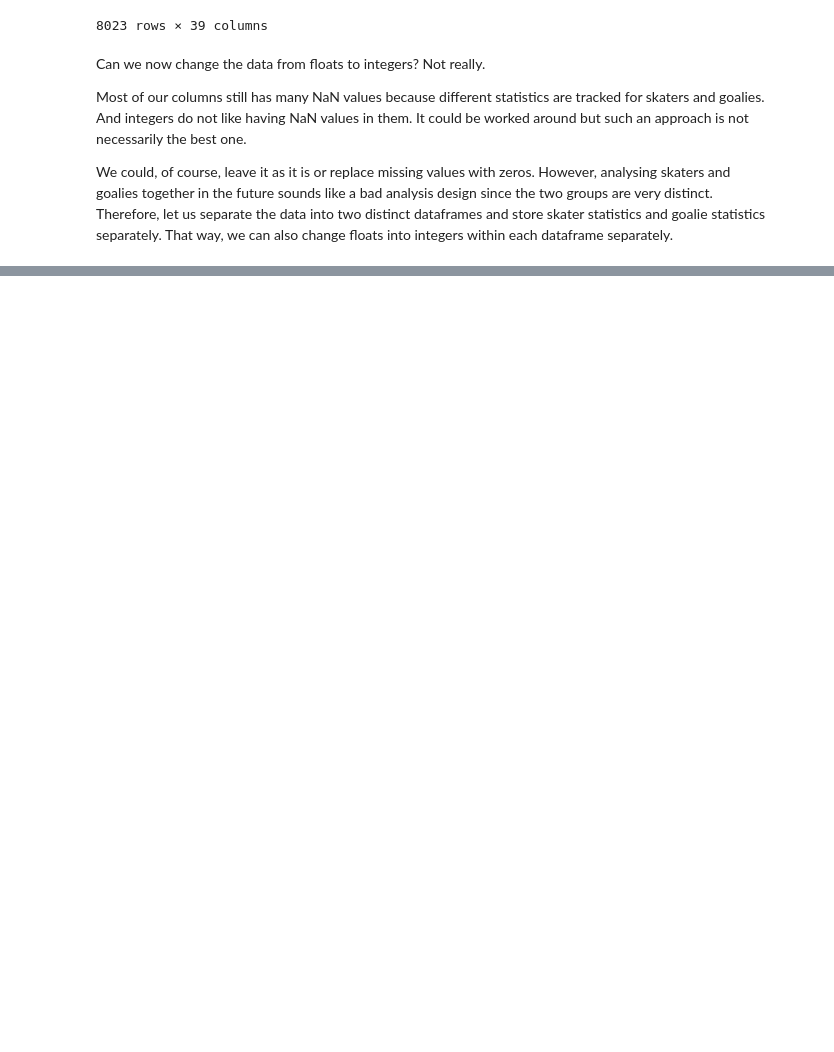
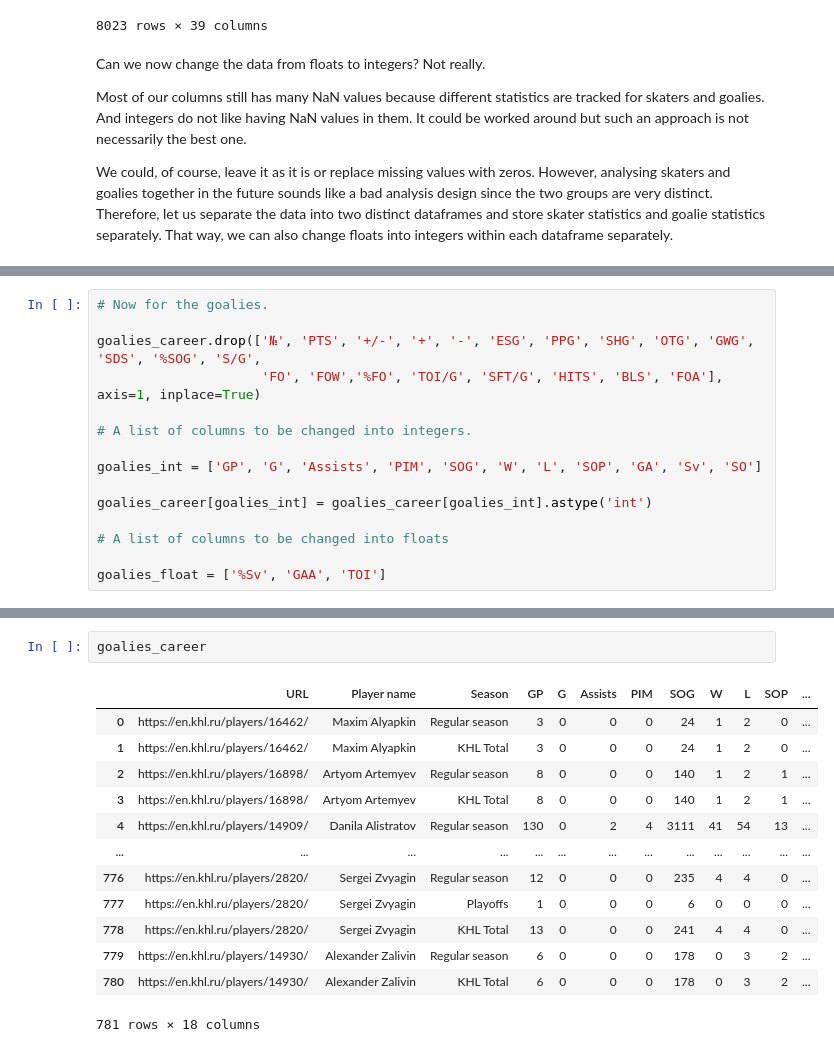
Before and after one commit to Dark-Hobbit/khl, a Jupyter notebook: stage_2/players_processing_career.ipynb, the cells around one changed output, grey strips where cells are left out. Drawn from its saved outputs; the diff is of its cells as text; blank space fills up the shorter version.

```diff
--- a/stage_2/players_processing_career.ipynb
+++ b/stage_2/players_processing_career.ipynb
@@ -188,0 +266,15 @@ goalies_career = players_career[players_career['Role'] == 'Goalie'].reset_index(
+# %%
+# Now for the goalies.
+
+goalies_career.drop(['№', 'PTS', '+/-', '+', '-', 'ESG', 'PPG', 'SHG', 'OTG', 'GWG', 'SDS', '%SOG', 'S/G',
+                     'FO', 'FOW','%FO', 'TOI/G', 'SFT/G', 'HITS', 'BLS', 'FOA'], axis=1, inplace=True)
+
+# A list of columns to be changed into integers.
+
+goalies_int = ['GP', 'G', 'Assists', 'PIM', 'SOG', 'W', 'L', 'SOP', 'GA', 'Sv', 'SO']
+
+goalies_career[goalies_int] = goalies_career[goalies_int].astype('int')
+
+# A list of columns to be changed into floats
+
+goalies_float = ['%Sv', 'GAA', 'TOI']
@@ -188,0 +297,16 @@ goalies_career = players_career[players_career['Role'] == 'Goalie'].reset_index(
+# %%
+goalies_career
+# %% [output]
+|  | URL | Player name | Season | GP | G | Assists | PIM | SOG | W | L | SOP | ... |
+| 0 | https://en.khl.ru/players/16462/ | Maxim Alyapkin | Regular season | 3 | 0 | 0 | 0 | 24 | 1 | 2 | 0 | ... |
+| 1 | https://en.khl.ru/players/16462/ | Maxim Alyapkin | KHL Total | 3 | 0 | 0 | 0 | 24 | 1 | 2 | 0 | ... |
+| 2 | https://en.khl.ru/players/16898/ | Artyom Artemyev | Regular season | 8 | 0 | 0 | 0 | 140 | 1 | 2 | 1 | ... |
+| 3 | https://en.khl.ru/players/16898/ | Artyom Artemyev | KHL Total | 8 | 0 | 0 | 0 | 140 | 1 | 2 | 1 | ... |
+| 4 | https://en.khl.ru/players/14909/ | Danila Alistratov | Regular season | 130 | 0 | 2 | 4 | 3111 | 41 | 54 | 13 | ... |
+| ... | ... | ... | ... | ... | ... | ... | ... | ... | ... | ... | ... | ... |
+| 776 | https://en.khl.ru/players/2820/ | Sergei Zvyagin | Regular season | 12 | 0 | 0 | 0 | 235 | 4 | 4 | 0 | ... |
+| 777 | https://en.khl.ru/players/2820/ | Sergei Zvyagin | Playoffs | 1 | 0 | 0 | 0 | 6 | 0 | 0 | 0 | ... |
+| 778 | https://en.khl.ru/players/2820/ | Sergei Zvyagin | KHL Total | 13 | 0 | 0 | 0 | 241 | 4 | 4 | 0 | ... |
+| 779 | https://en.khl.ru/players/14930/ | Alexander Zalivin | Regular season | 6 | 0 | 0 | 0 | 178 | 0 | 3 | 2 | ... |
+| 780 | https://en.khl.ru/players/14930/ | Alexander Zalivin | KHL Total | 6 | 0 | 0 | 0 | 178 | 0 | 3 | 2 | ... |
+781 rows × 18 columns
```
Also changed, not shown: parts of 9 cells of this notebook.
